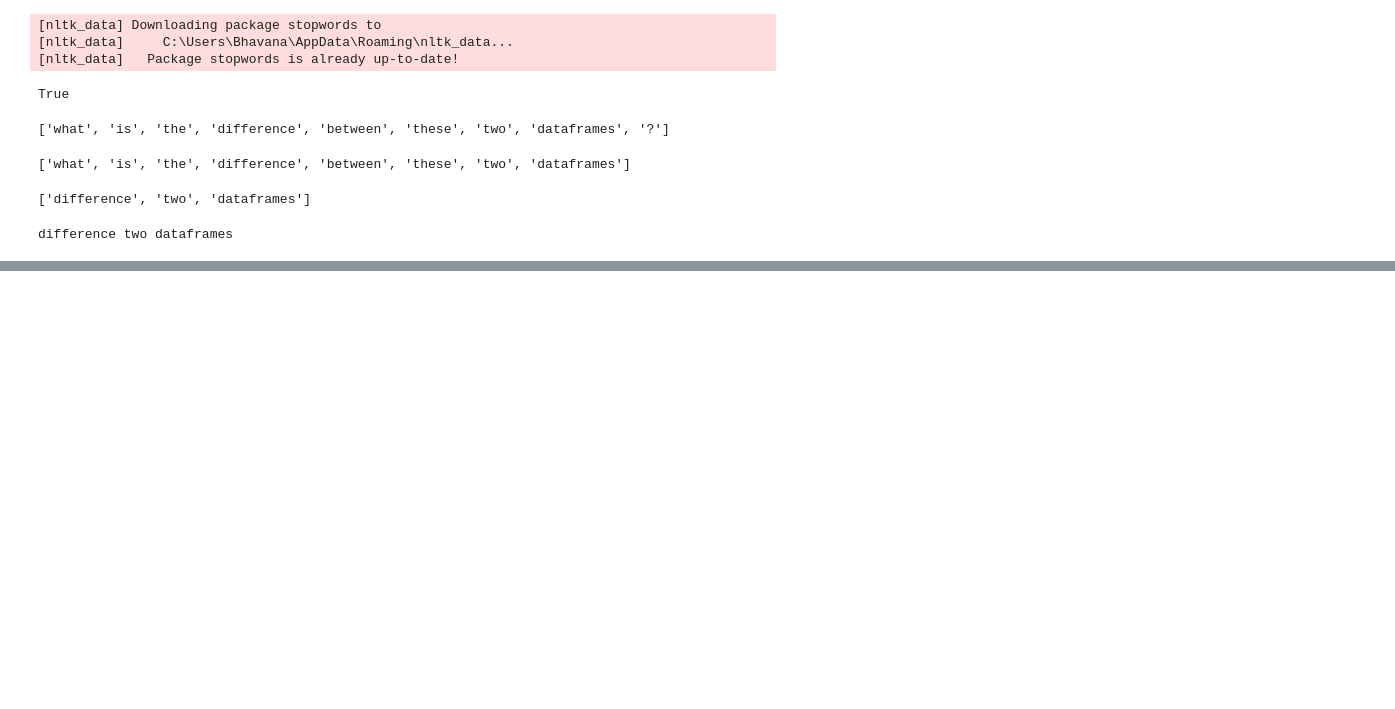
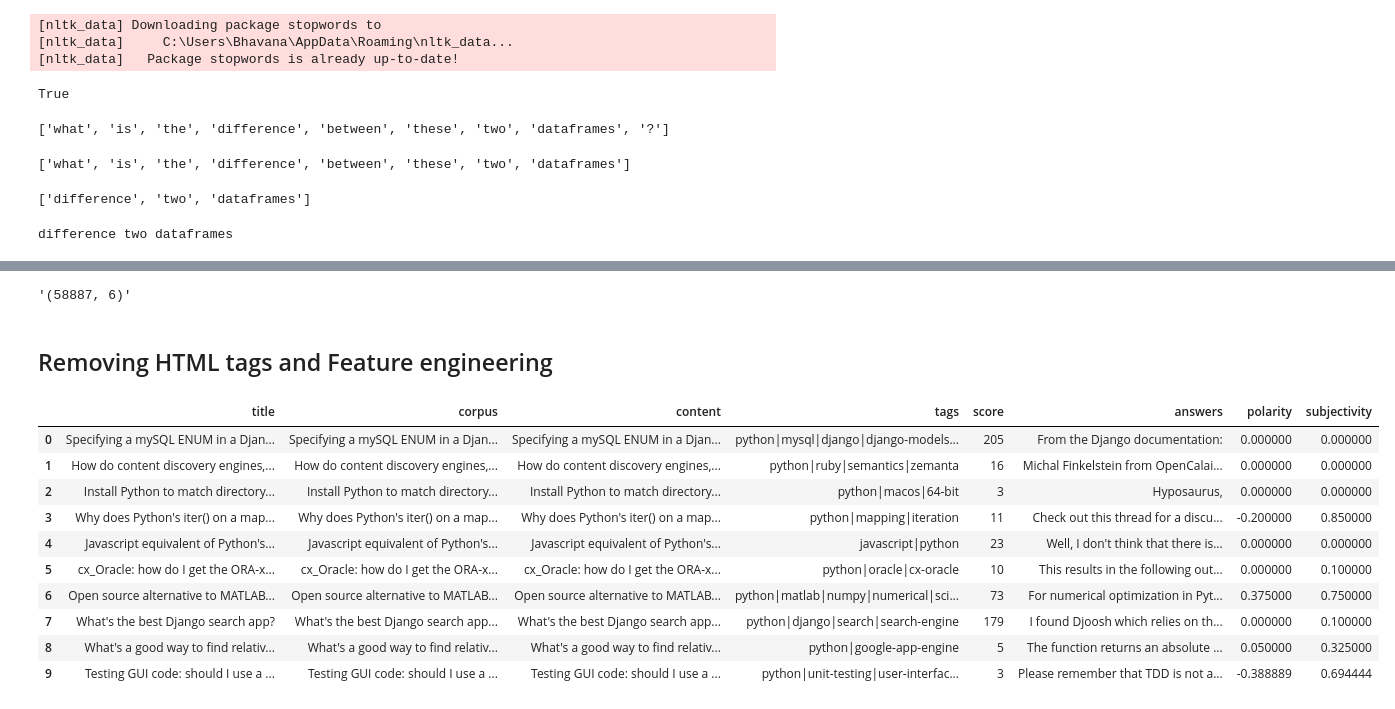
Before and after one commit to cs18b028/Shortify, a Jupyter notebook: process_data.ipynb, the cells around one changed output, grey strips where cells are left out. Saved outputs shown, nothing was run; the diff lists cells and outputs as text; code cells hidden in the pictures; blank space fills up the shorter version.

```diff
--- a/process_data.ipynb
+++ b/process_data.ipynb
@@ -104,0 +136,6 @@ difference two dataframes
+# %%
+str(dfm.shape)
+# %% [output]
+'(58887, 6)'
+# %% [markdown]
+##  Removing HTML tags and Feature engineering
@@ -104,0 +212,14 @@ difference two dataframes
+# %%
+dff.head(10)
+# %% [output]
+|  | title | corpus | content | tags | score | answers | polarity | subjectivity |
+| 0 | Specifying a mySQL ENUM in a Djan... | Specifying a mySQL ENUM in a Djan... | Specifying a mySQL ENUM in a Djan... | python|mysql|django|django-models... | 205 | From the Django documentation: | 0.000000 | 0.000000 |
+| 1 | How do content discovery engines,... | How do content discovery engines,... | How do content discovery engines,... | python|ruby|semantics|zemanta | 16 | Michal Finkelstein from OpenCalai... | 0.000000 | 0.000000 |
+| 2 | Install Python to match directory... | Install Python to match directory... | Install Python to match directory... | python|macos|64-bit | 3 | Hyposaurus, | 0.000000 | 0.000000 |
+| 3 | Why does Python's iter() on a map... | Why does Python's iter() on a map... | Why does Python's iter() on a map... | python|mapping|iteration | 11 | Check out this thread for a discu... | -0.200000 | 0.850000 |
+| 4 | Javascript equivalent of Python's... | Javascript equivalent of Python's... | Javascript equivalent of Python's... | javascript|python | 23 | Well, I don't think that there is... | 0.000000 | 0.000000 |
+| 5 | cx_Oracle: how do I get the ORA-x... | cx_Oracle: how do I get the ORA-x... | cx_Oracle: how do I get the ORA-x... | python|oracle|cx-oracle | 10 | This results in the following out... | 0.000000 | 0.100000 |
+| 6 | Open source alternative to MATLAB... | Open source alternative to MATLAB... | Open source alternative to MATLAB... | python|matlab|numpy|numerical|sci... | 73 | For numerical optimization in Pyt... | 0.375000 | 0.750000 |
+| 7 | What's the best Django search app? | What's the best Django search app... | What's the best Django search app... | python|django|search|search-engine | 179 | I found Djoosh which relies on th... | 0.000000 | 0.100000 |
+| 8 | What's a good way to find relativ... | What's a good way to find relativ... | What's a good way to find relativ... | python|google-app-engine | 5 | The function returns an absolute ... | 0.050000 | 0.325000 |
+| 9 | Testing GUI code: should I use a ... | Testing GUI code: should I use a ... | Testing GUI code: should I use a ... | python|unit-testing|user-interfac... | 3 | Please remember that TDD is not a... | -0.388889 | 0.694444 |
```
Also changed, not shown: parts of 13 cells of this notebook, 8 other files.
